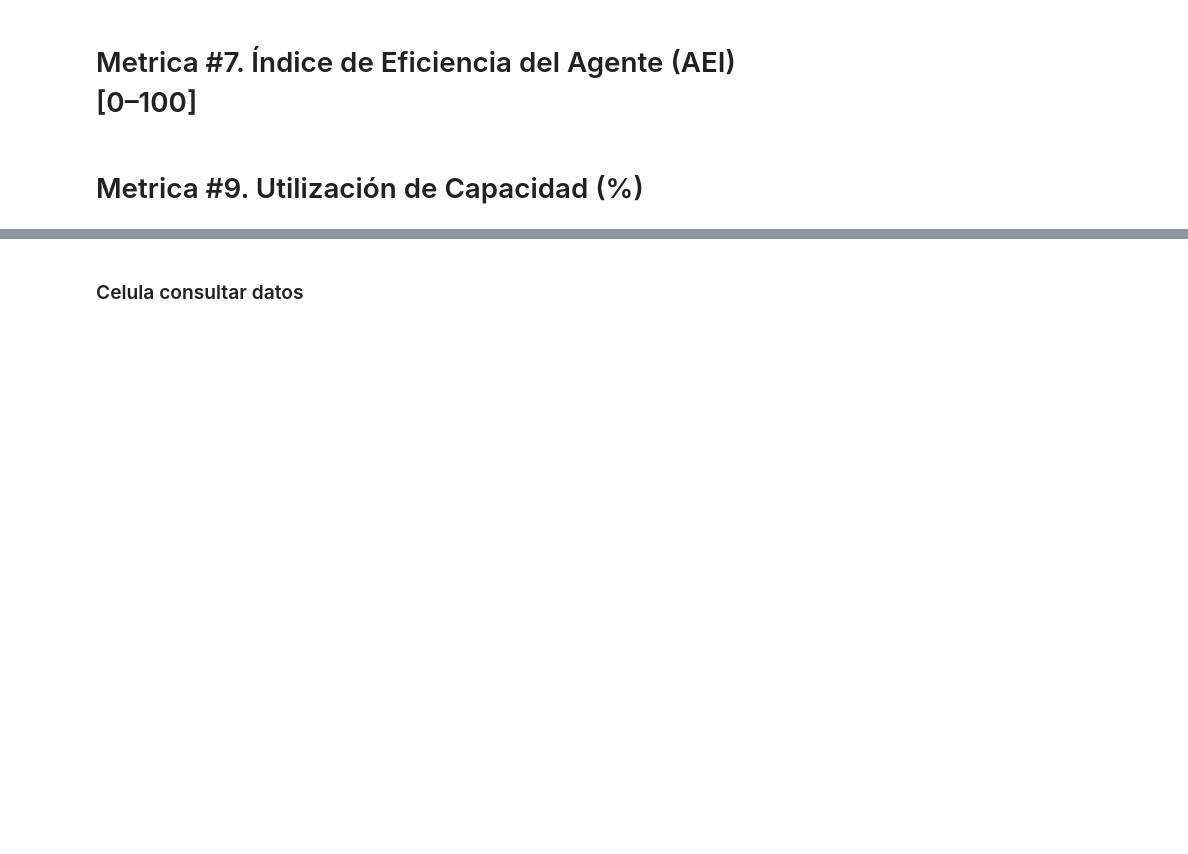
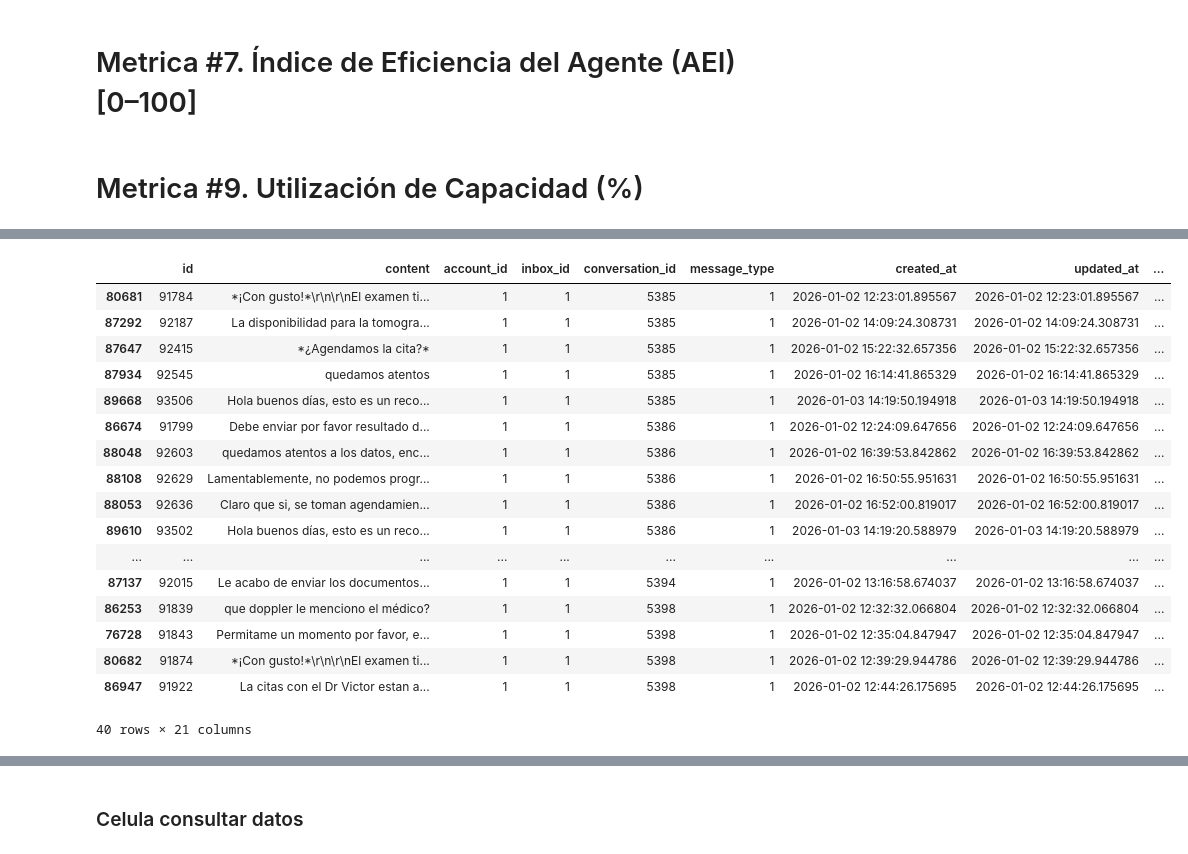
Before and after one commit to Jona-2006-17/analisis, a Jupyter notebook: analisis.ipynb, the cells around one changed output, grey strips where cells are left out. Saved outputs shown, nothing was run; the diff lists cells and outputs as text; code cells hidden in the pictures; blank space fills up the shorter version.

```diff
--- a/analisis.ipynb
+++ b/analisis.ipynb
@@ -521,0 +661,21 @@ df_messages_agent
+# %%
+df_sin_pl.head(40)
+# %% [output]
+|  | id | content | account_id | inbox_id | conversation_id | message_type | created_at | updated_at | ... |
+| 80681 | 91784 | *¡Con gusto!*\r\n\r\nEl examen ti... | 1 | 1 | 5385 | 1 | 2026-01-02 12:23:01.895567 | 2026-01-02 12:23:01.895567 | ... |
+| 87292 | 92187 | La disponibilidad para la tomogra... | 1 | 1 | 5385 | 1 | 2026-01-02 14:09:24.308731 | 2026-01-02 14:09:24.308731 | ... |
+| 87647 | 92415 | *¿Agendamos la cita?* | 1 | 1 | 5385 | 1 | 2026-01-02 15:22:32.657356 | 2026-01-02 15:22:32.657356 | ... |
+| 87934 | 92545 | quedamos atentos | 1 | 1 | 5385 | 1 | 2026-01-02 16:14:41.865329 | 2026-01-02 16:14:41.865329 | ... |
+| 89668 | 93506 | Hola buenos días, esto es un reco... | 1 | 1 | 5385 | 1 | 2026-01-03 14:19:50.194918 | 2026-01-03 14:19:50.194918 | ... |
+| 86674 | 91799 | Debe enviar por favor resultado d... | 1 | 1 | 5386 | 1 | 2026-01-02 12:24:09.647656 | 2026-01-02 12:24:09.647656 | ... |
+| 88048 | 92603 | quedamos atentos a los datos, enc... | 1 | 1 | 5386 | 1 | 2026-01-02 16:39:53.842862 | 2026-01-02 16:39:53.842862 | ... |
+| 88108 | 92629 | Lamentablemente, no podemos progr... | 1 | 1 | 5386 | 1 | 2026-01-02 16:50:55.951631 | 2026-01-02 16:50:55.951631 | ... |
+| 88053 | 92636 | Claro que si, se toman agendamien... | 1 | 1 | 5386 | 1 | 2026-01-02 16:52:00.819017 | 2026-01-02 16:52:00.819017 | ... |
+| 89610 | 93502 | Hola buenos días, esto es un reco... | 1 | 1 | 5386 | 1 | 2026-01-03 14:19:20.588979 | 2026-01-03 14:19:20.588979 | ... |
+| ... | ... | ... | ... | ... | ... | ... | ... | ... | ... |
+| 87137 | 92015 | Le acabo de enviar los documentos... | 1 | 1 | 5394 | 1 | 2026-01-02 13:16:58.674037 | 2026-01-02 13:16:58.674037 | ... |
+| 86253 | 91839 | que doppler le menciono el médico? | 1 | 1 | 5398 | 1 | 2026-01-02 12:32:32.066804 | 2026-01-02 12:32:32.066804 | ... |
+| 76728 | 91843 | Permitame un momento por favor, e... | 1 | 1 | 5398 | 1 | 2026-01-02 12:35:04.847947 | 2026-01-02 12:35:04.847947 | ... |
+| 80682 | 91874 | *¡Con gusto!*\r\n\r\nEl examen ti... | 1 | 1 | 5398 | 1 | 2026-01-02 12:39:29.944786 | 2026-01-02 12:39:29.944786 | ... |
+| 86947 | 91922 | La citas con el Dr Victor estan a... | 1 | 1 | 5398 | 1 | 2026-01-02 12:44:26.175695 | 2026-01-02 12:44:26.175695 | ... |
+40 rows × 21 columns
```
Also changed, not shown: parts of 11 cells of this notebook.
